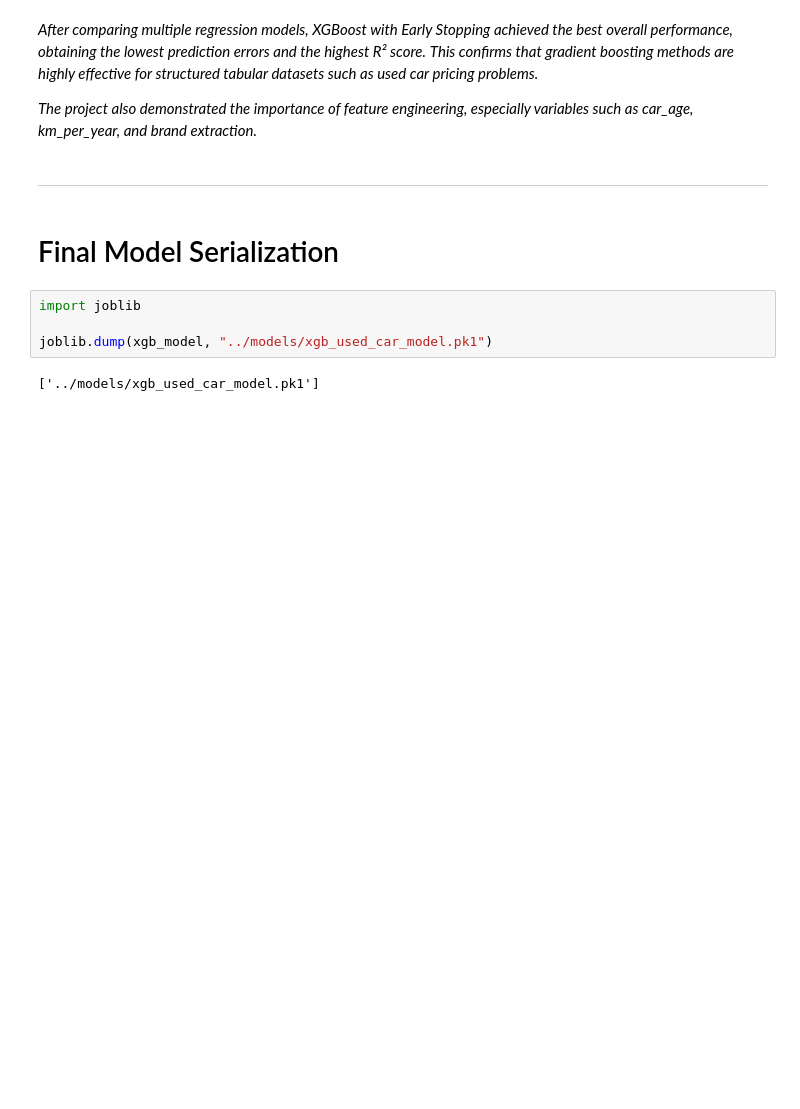
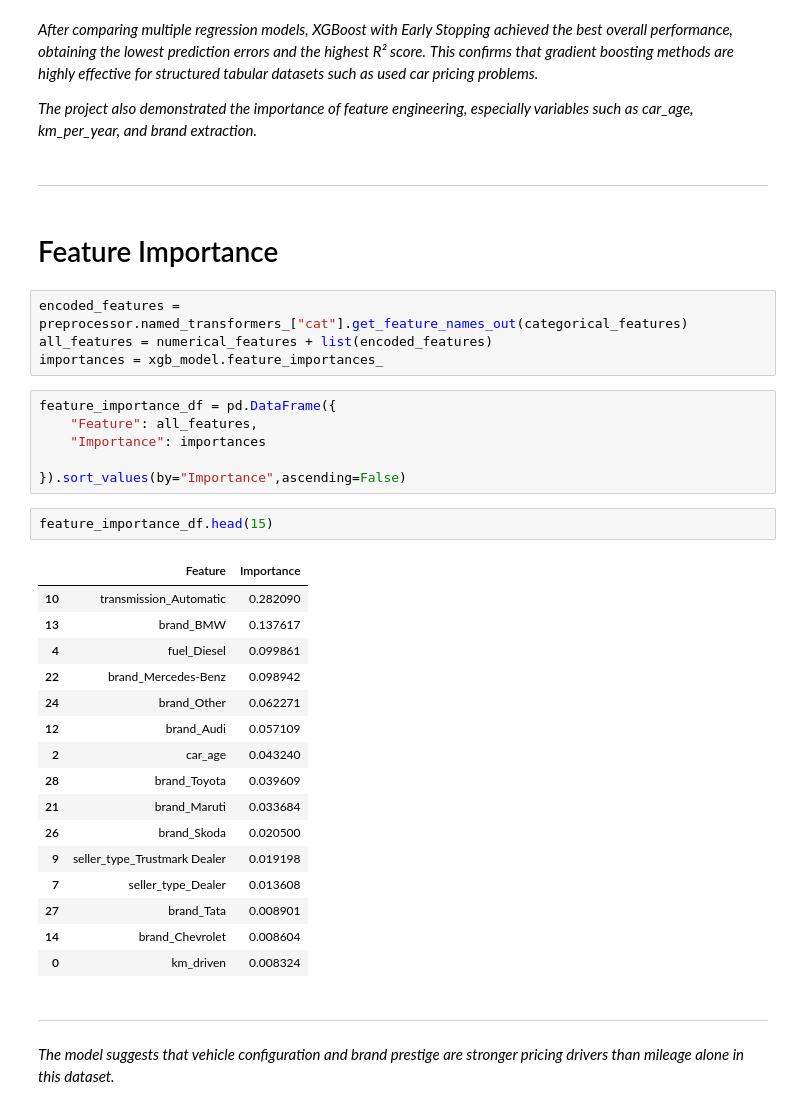
Before and after one commit to HectorAyusoMartin/used-car-price-ml, a Jupyter notebook: notebooks/used_car_price_prediction.ipynb, the cells around one changed output. Drawn from its saved outputs; the diff is of its cells as text; blank space fills up the shorter version.

```diff
--- a/notebooks/EDA+experimentation+modeling.ipynb
+++ b/notebooks/used_car_price_prediction.ipynb
@@ -677,11 +661,38 @@ Best iteration: 428
 *The project also demonstrated the importance of feature engineering, especially variables such as car_age, km_per_year, and brand extraction.*
 # %% [markdown]
 ---
-# %% [markdown]
-# Final Model Serialization
-# %%
-import joblib
-
-joblib.dump(xgb_model, "../models/xgb_used_car_model.pk1")
-# %% [output]
-['../models/xgb_used_car_model.pk1']
+# %% [markdown]
+# Feature Importance
+# %%
+encoded_features = preprocessor.named_transformers_["cat"].get_feature_names_out(categorical_features)
+all_features = numerical_features + list(encoded_features)
+importances = xgb_model.feature_importances_
+# %%
+feature_importance_df = pd.DataFrame({
+    "Feature": all_features,
+    "Importance": importances
+
+}).sort_values(by="Importance",ascending=False)
+# %%
+feature_importance_df.head(15)
+# %% [output]
+|  | Feature | Importance |
+| 10 | transmission_Automatic | 0.282090 |
+| 13 | brand_BMW | 0.137617 |
+| 4 | fuel_Diesel | 0.099861 |
+| 22 | brand_Mercedes-Benz | 0.098942 |
+| 24 | brand_Other | 0.062271 |
+| 12 | brand_Audi | 0.057109 |
+| 2 | car_age | 0.043240 |
+| 28 | brand_Toyota | 0.039609 |
+| 21 | brand_Maruti | 0.033684 |
+| 26 | brand_Skoda | 0.020500 |
+| 9 | seller_type_Trustmark Dealer | 0.019198 |
+| 7 | seller_type_Dealer | 0.013608 |
+| 27 | brand_Tata | 0.008901 |
+| 14 | brand_Chevrolet | 0.008604 |
+| 0 | km_driven | 0.008324 |
+# %% [markdown]
+---
+# %% [markdown]
+*The model suggests that vehicle configuration and brand prestige are stronger pricing drivers than mileage alone in this dataset.*
```
Also changed, not shown: parts of 25 cells of this notebook, 1 other file.
